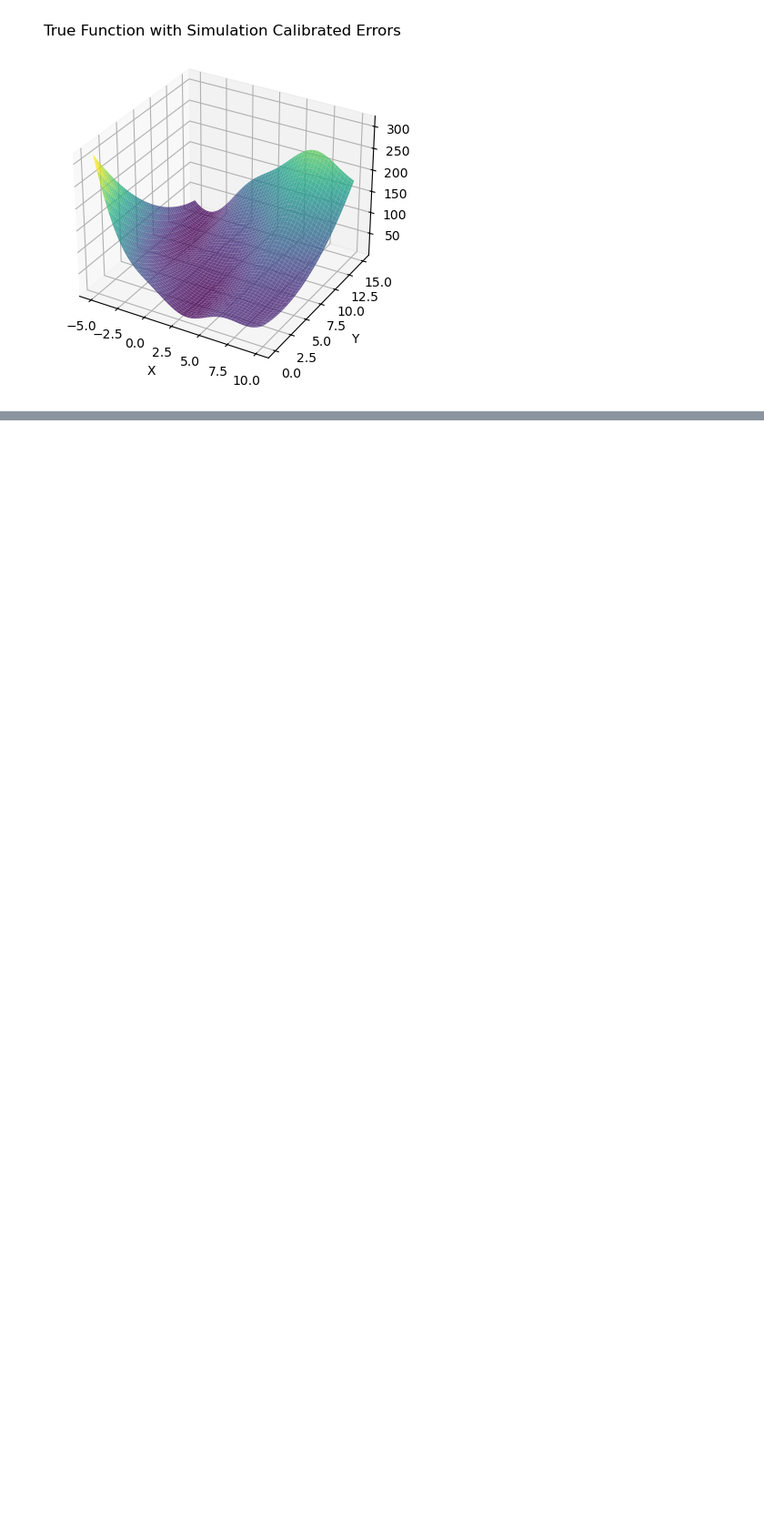
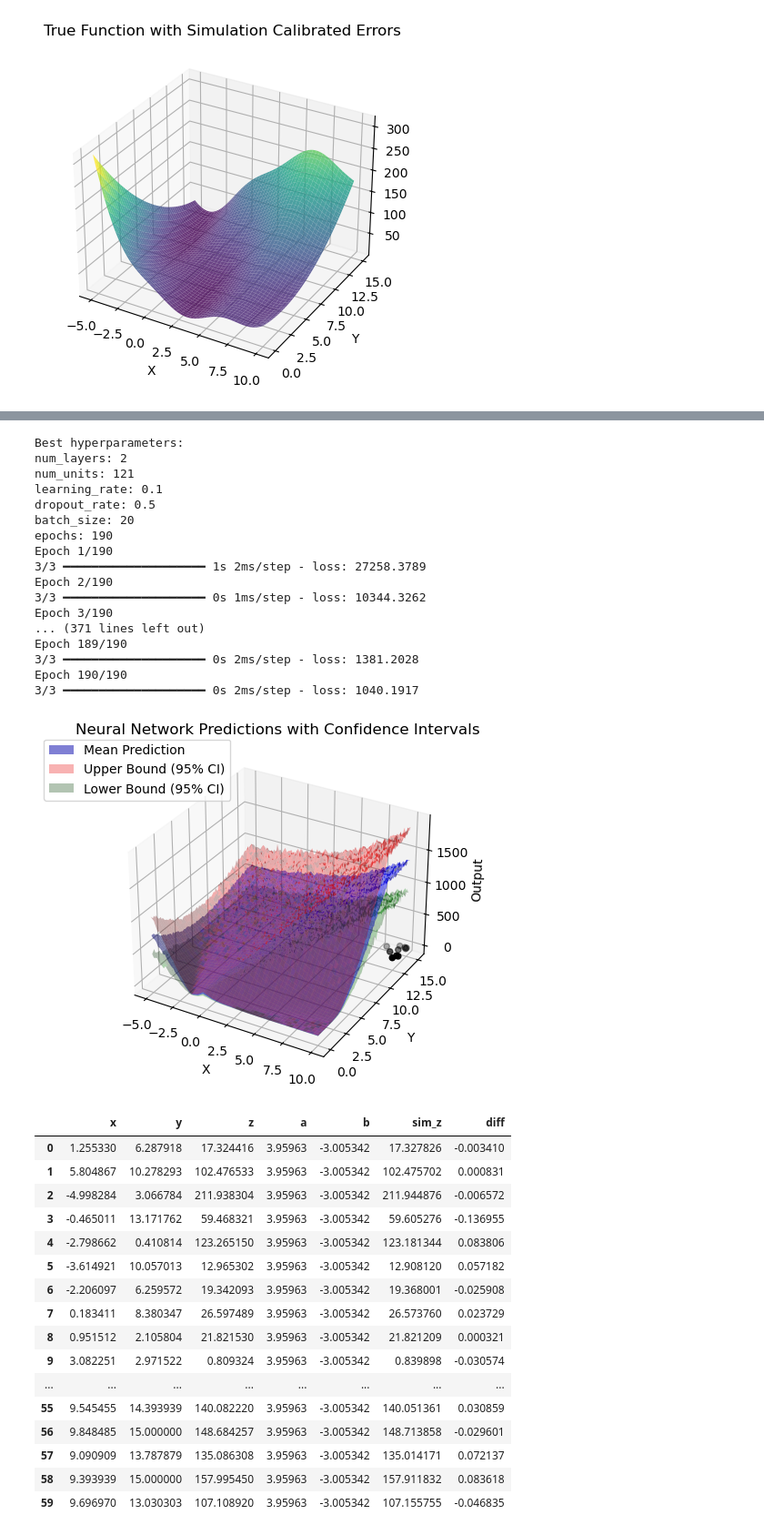
Before and after one commit to ScoutCodes/SMILE, a Jupyter notebook: BayesOpt_Code/BNN_V3.ipynb, the cells around one changed output, grey strips where cells are left out. Shown at 91% size. Cells and saved outputs as stored; diff of their text form; code cells hidden in the pictures; blank space fills up the shorter version.

```diff
--- a/BayesOpt_Code/BNN_V3.ipynb
+++ b/BayesOpt_Code/BNN_V3.ipynb
@@ -468,0 +417,39 @@ df
+# %%
+df = perform_iteration(df)
+df
+# %% [output]
+Best hyperparameters:
+num_layers: 2
+num_units: 121
+learning_rate: 0.1
+dropout_rate: 0.5
+batch_size: 20
+epochs: 190
+Epoch 1/190
+3/3 ━━━━━━━━━━━━━━━━━━━━ 1s 2ms/step - loss: 27258.3789
+Epoch 2/190
+3/3 ━━━━━━━━━━━━━━━━━━━━ 0s 1ms/step - loss: 10344.3262
+Epoch 3/190
+... (371 lines left out)
+Epoch 189/190
+3/3 ━━━━━━━━━━━━━━━━━━━━ 0s 2ms/step - loss: 1381.2028
+Epoch 190/190
+3/3 ━━━━━━━━━━━━━━━━━━━━ 0s 2ms/step - loss: 1040.1917
+[figure, added]
+|  | x | y | z | a | b | sim_z | diff |
+| 0 | 1.255330 | 6.287918 | 17.324416 | 3.95963 | -3.005342 | 17.327826 | -0.003410 |
+| 1 | 5.804867 | 10.278293 | 102.476533 | 3.95963 | -3.005342 | 102.475702 | 0.000831 |
+| 2 | -4.998284 | 3.066784 | 211.938304 | 3.95963 | -3.005342 | 211.944876 | -0.006572 |
+| 3 | -0.465011 | 13.171762 | 59.468321 | 3.95963 | -3.005342 | 59.605276 | -0.136955 |
+| 4 | -2.798662 | 0.410814 | 123.265150 | 3.95963 | -3.005342 | 123.181344 | 0.083806 |
+| 5 | -3.614921 | 10.057013 | 12.965302 | 3.95963 | -3.005342 | 12.908120 | 0.057182 |
+| 6 | -2.206097 | 6.259572 | 19.342093 | 3.95963 | -3.005342 | 19.368001 | -0.025908 |
+| 7 | 0.183411 | 8.380347 | 26.597489 | 3.95963 | -3.005342 | 26.573760 | 0.023729 |
+| 8 | 0.951512 | 2.105804 | 21.821530 | 3.95963 | -3.005342 | 21.821209 | 0.000321 |
+| 9 | 3.082251 | 2.971522 | 0.809324 | 3.95963 | -3.005342 | 0.839898 | -0.030574 |
+| ... | ... | ... | ... | ... | ... | ... | ... |
+| 55 | 9.545455 | 14.393939 | 140.082220 | 3.95963 | -3.005342 | 140.051361 | 0.030859 |
+| 56 | 9.848485 | 15.000000 | 148.684257 | 3.95963 | -3.005342 | 148.713858 | -0.029601 |
+| 57 | 9.090909 | 13.787879 | 135.086308 | 3.95963 | -3.005342 | 135.014171 | 0.072137 |
+| 58 | 9.393939 | 15.000000 | 157.995450 | 3.95963 | -3.005342 | 157.911832 | 0.083618 |
+| 59 | 9.696970 | 13.030303 | 107.108920 | 3.95963 | -3.005342 | 107.155755 | -0.046835 |
```
Also changed, not shown: parts of 14 cells of this notebook, 1 other file.
